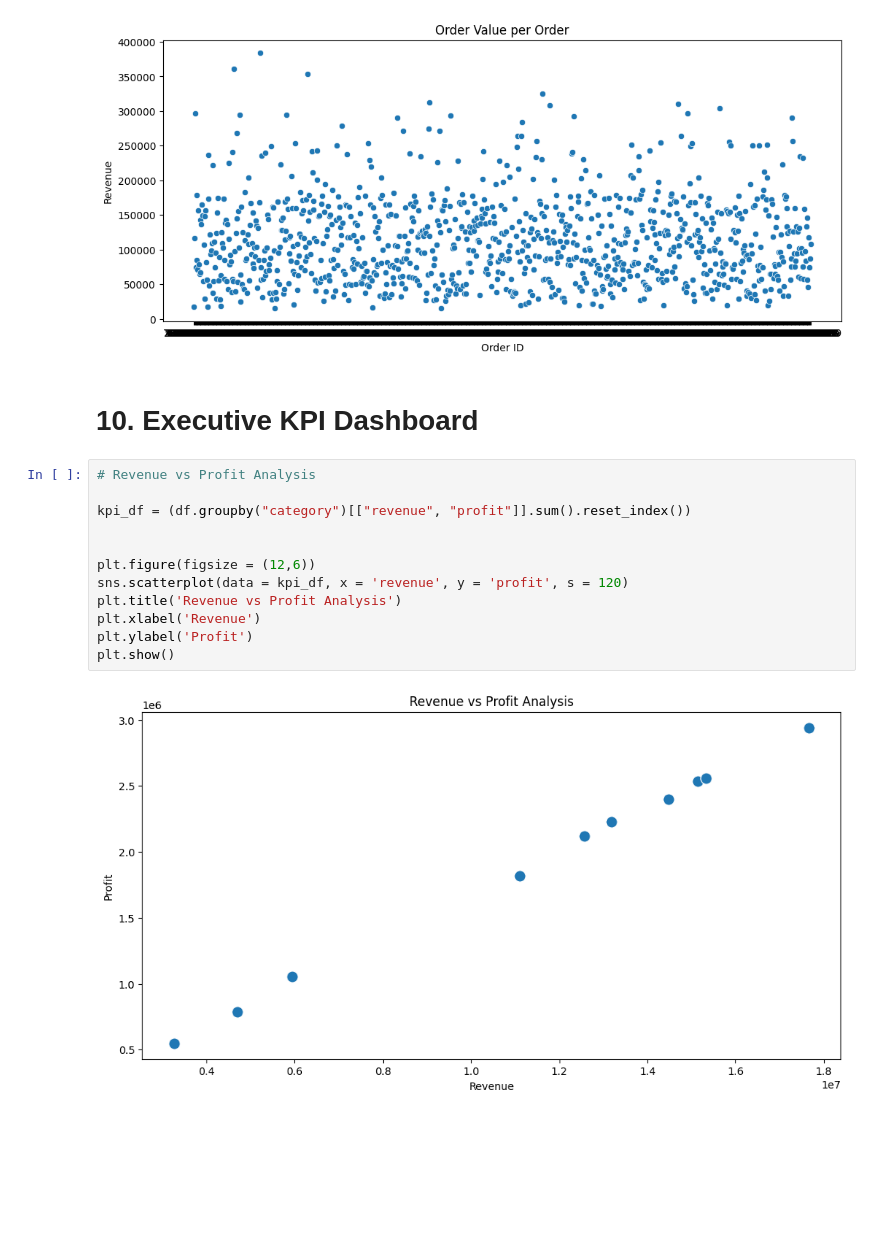
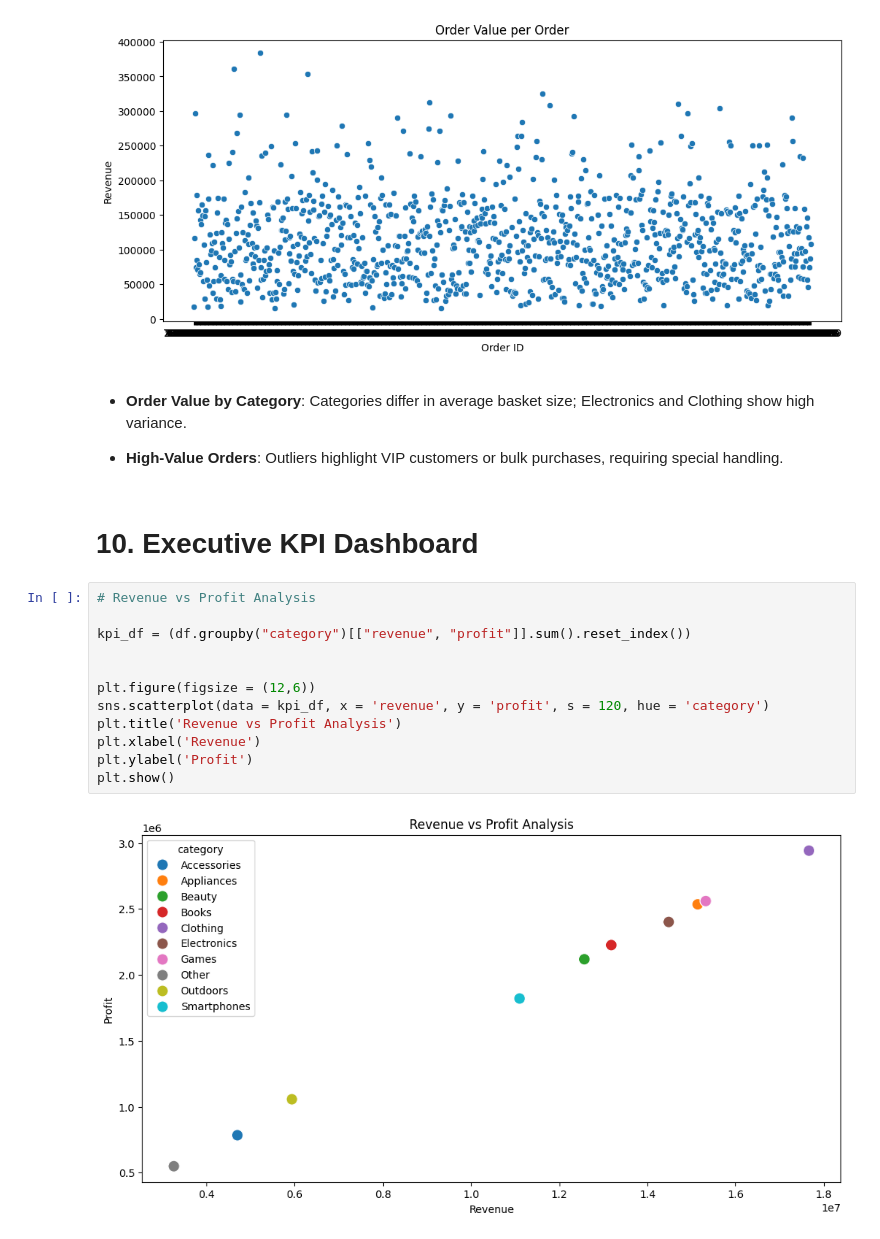
Before and after one commit to ekirush/Deluxe-Sales-Data---Kaggle, a Jupyter notebook: deluxe-sales-data.ipynb, the cells around one changed output. Saved outputs shown, nothing was run; the diff lists cells and outputs as text; blank space fills up the shorter version.

Commit message:
Kaggle Notebook | Deluxe Sales Data | Version 2

```diff
--- a/deluxe-sales-data.ipynb
+++ b/deluxe-sales-data.ipynb
@@ -437,19 +477,23 @@ plt.ylabel("Revenue")
 plt.show()
 # %% [output]
 [figure]
+# %% [markdown]
+* **Order Value by Category**: Categories differ in average basket size; Electronics and Clothing show high variance.
+
+* **High‑Value Orders**: Outliers highlight VIP customers or bulk purchases, requiring special handling.
 # %% [markdown]
 # 10. Executive KPI Dashboard
 # %%
 # Revenue vs Profit Analysis
 
 kpi_df = (df.groupby("category")[["revenue", "profit"]].sum().reset_index())
 
 
 plt.figure(figsize = (12,6))
-sns.scatterplot(data = kpi_df, x = 'revenue', y = 'profit', s = 120)
+sns.scatterplot(data = kpi_df, x = 'revenue', y = 'profit', s = 120, hue = 'category')
 plt.title('Revenue vs Profit Analysis')
 plt.xlabel('Revenue')
 plt.ylabel('Profit')
 plt.show()
 # %% [output]
-[figure, old version]
+[figure, new version]
```
Also changed, not shown: parts of 12 cells of this notebook.
